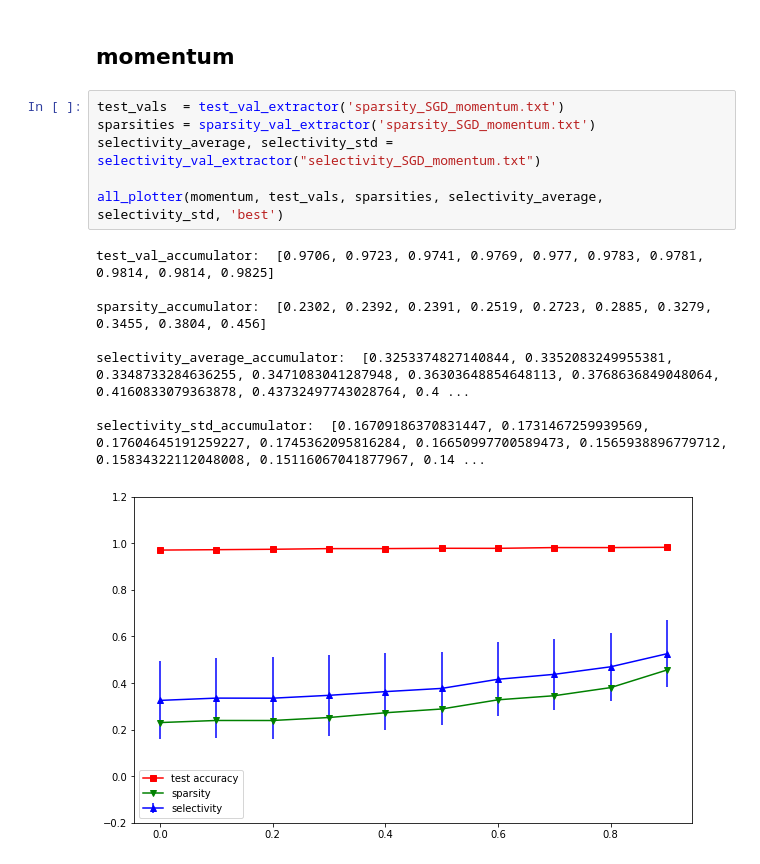
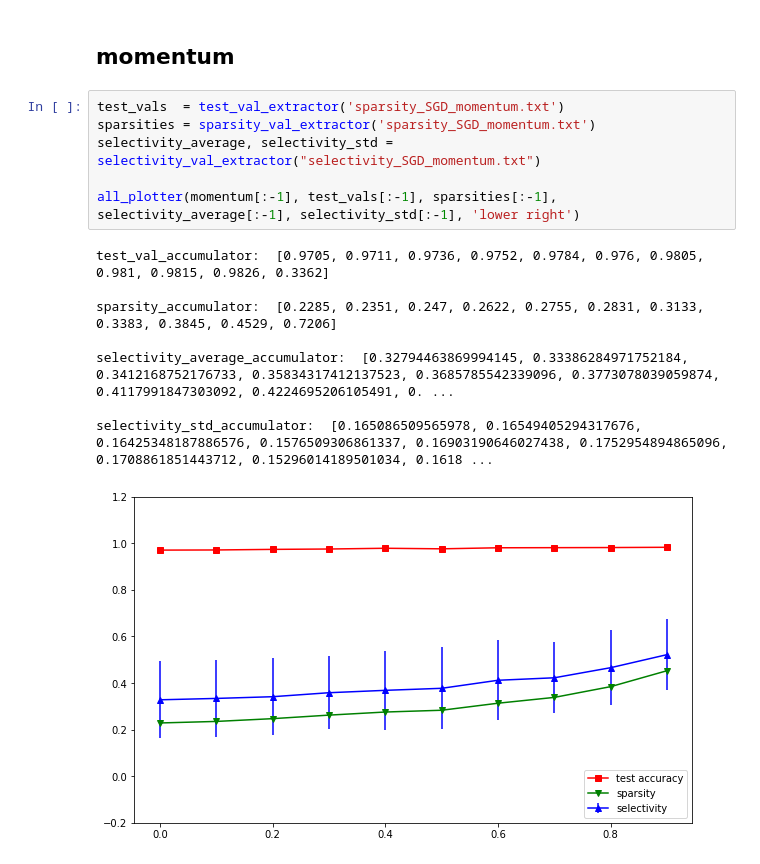
Before and after one commit to 7201krap/COMS30045_Individual-Project, a Jupyter notebook: FINAL/Graphs/data_hyper/sparsity_selectivity_graph.ipynb, the cells around one changed output. Drawn from its saved outputs; the diff is of its cells as text.

```diff
--- a/FINAL/Graphs/data_hyper/sparsity_selectivity_graph.ipynb
+++ b/FINAL/Graphs/data_hyper/sparsity_selectivity_graph.ipynb
@@ -482,15 +478,15 @@ selectivity_std_accumulator:  [0.16442941266897024, 0.1645112409906266, 0.150968
 # %%
 test_vals  = test_val_extractor('sparsity_SGD_momentum.txt')
 sparsities = sparsity_val_extractor('sparsity_SGD_momentum.txt')
 selectivity_average, selectivity_std = selectivity_val_extractor("selectivity_SGD_momentum.txt")
 
-all_plotter(momentum, test_vals, sparsities, selectivity_average, selectivity_std, 'best')
+all_plotter(momentum[:-1], test_vals[:-1], sparsities[:-1], selectivity_average[:-1], selectivity_std[:-1], 'lower right')
 # %% [output]
-test_val_accumulator:  [0.9706, 0.9723, 0.9741, 0.9769, 0.977, 0.9783, 0.9781, 0.9814, 0.9814, 0.9825]
+test_val_accumulator:  [0.9705, 0.9711, 0.9736, 0.9752, 0.9784, 0.976, 0.9805, 0.981, 0.9815, 0.9826, 0.3362]
 
-sparsity_accumulator:  [0.2302, 0.2392, 0.2391, 0.2519, 0.2723, 0.2885, 0.3279, 0.3455, 0.3804, 0.456]
+sparsity_accumulator:  [0.2285, 0.2351, 0.247, 0.2622, 0.2755, 0.2831, 0.3133, 0.3383, 0.3845, 0.4529, 0.7206]
 
-selectivity_average_accumulator:  [0.3253374827140844, 0.3352083249955381, 0.3348733284636255, 0.3471083041287948, 0.36303648854648113, 0.3768636849048064, 0.4160833079363878, 0.43732497743028764, 0.4 ...
+selectivity_average_accumulator:  [0.32794463869994145, 0.33386284971752184, 0.3412168752176733, 0.35834317412137523, 0.3685785542339096, 0.3773078039059874, 0.4117991847303092, 0.4224695206105491, 0. ...
 
-selectivity_std_accumulator:  [0.16709186370831447, 0.1731467259939569, 0.17604645191259227, 0.1745362095816284, 0.16650997700589473, 0.1565938896779712, 0.15834322112048008, 0.15116067041877967, 0.14 ...
+selectivity_std_accumulator:  [0.165086509565978, 0.16549405294317676, 0.16425348187886576, 0.1576509306861337, 0.16903190646027438, 0.1752954894865096, 0.1708861851443712, 0.15296014189501034, 0.1618 ...
-[figure, old version]
+[figure, new version]
```
Also changed, not shown: parts of 12 cells of this notebook, 24 other files.
